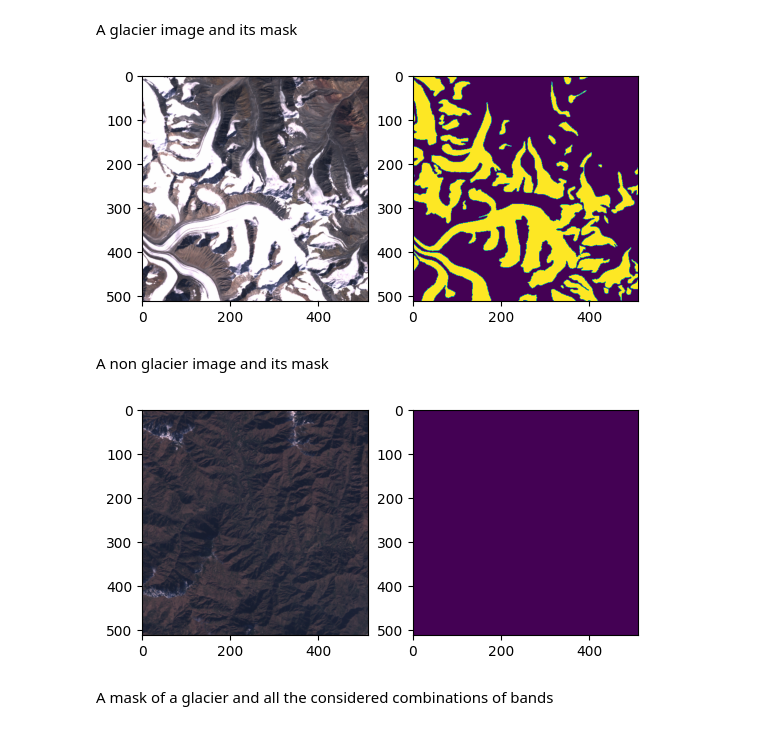
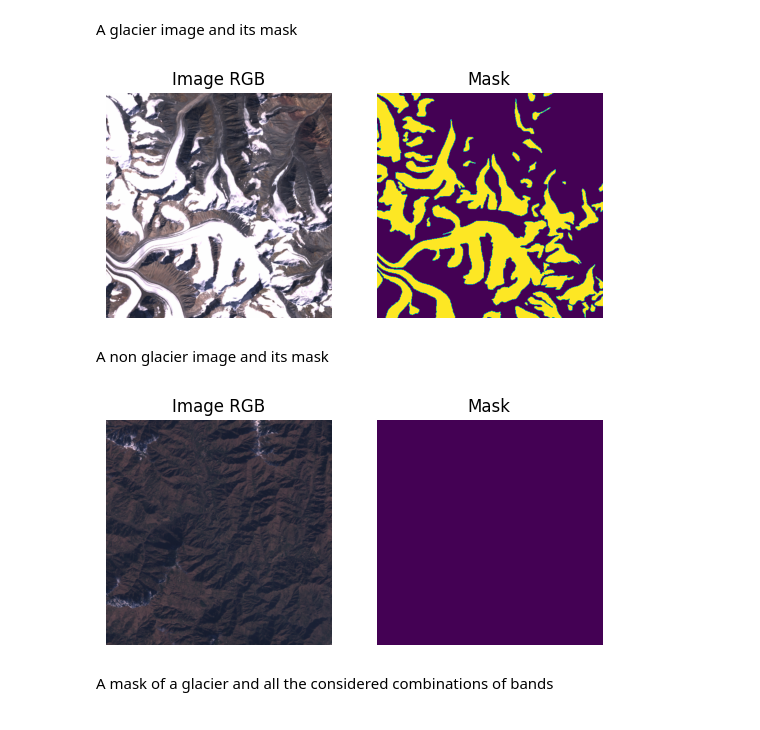
Before and after one commit to jonasbarth/fds-2022-final-project, a Jupyter notebook: Visualizations.ipynb, the cells around one changed output. Saved outputs shown, nothing was run; the diff lists cells and outputs as text; code cells hidden in the pictures.

Commit message:
improved img/mask plotting

```diff
--- a/Visualizations.ipynb
+++ b/Visualizations.ipynb
@@ -24,23 +24,15 @@ no_glac_hist = histos.loc[7,94]
 # %% [markdown]
 A glacier image and its mask
 # %%
-plt.subplot(1,2,1)
-show(glac, kind='RGB')
-plt.subplot(1,2,2)
-show(glac_mask, kind=[0])
-plt.show()
+show_img_mask(glac, glac_mask)
 # %% [output]
-[figure, old version]
+[figure, new version]
 # %% [markdown]
 A non glacier image and its mask
 # %%
-plt.subplot(1,2,1)
-show(no_glac, kind='RGB')
-plt.subplot(1,2,2)
-show(no_glac_mask, kind=[0])
-plt.show()
+show_img_mask(no_glac, no_glac_mask)
 # %% [output]
-[figure, old version]
+[figure, new version]
 # %% [markdown]
 A mask of a glacier and all the considered combinations of bands
 # %%
```
Also changed, not shown: parts of 1 cell of this notebook, 1 other file.
